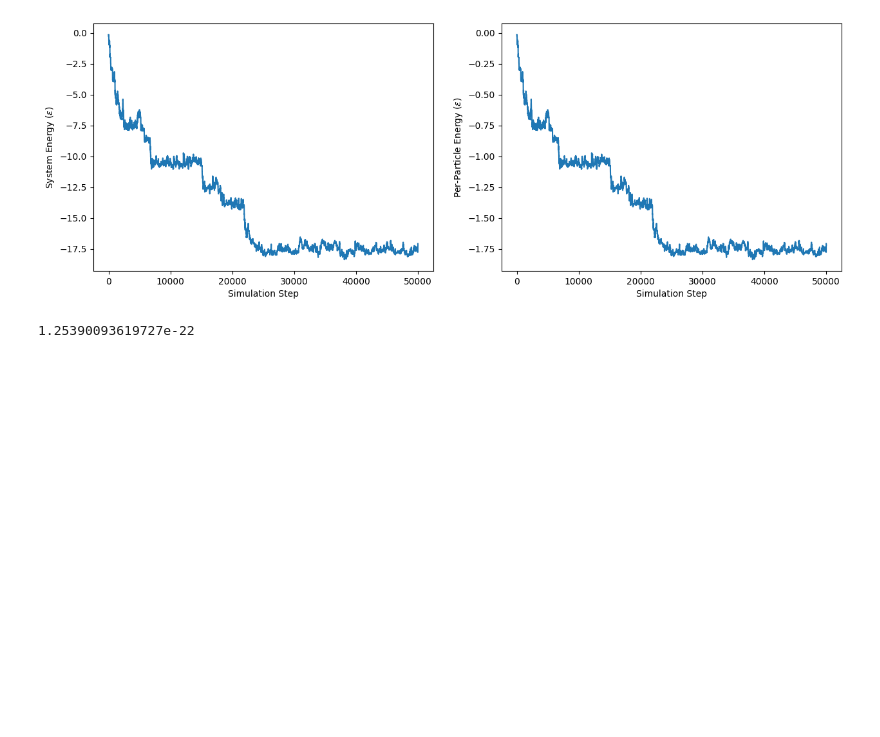
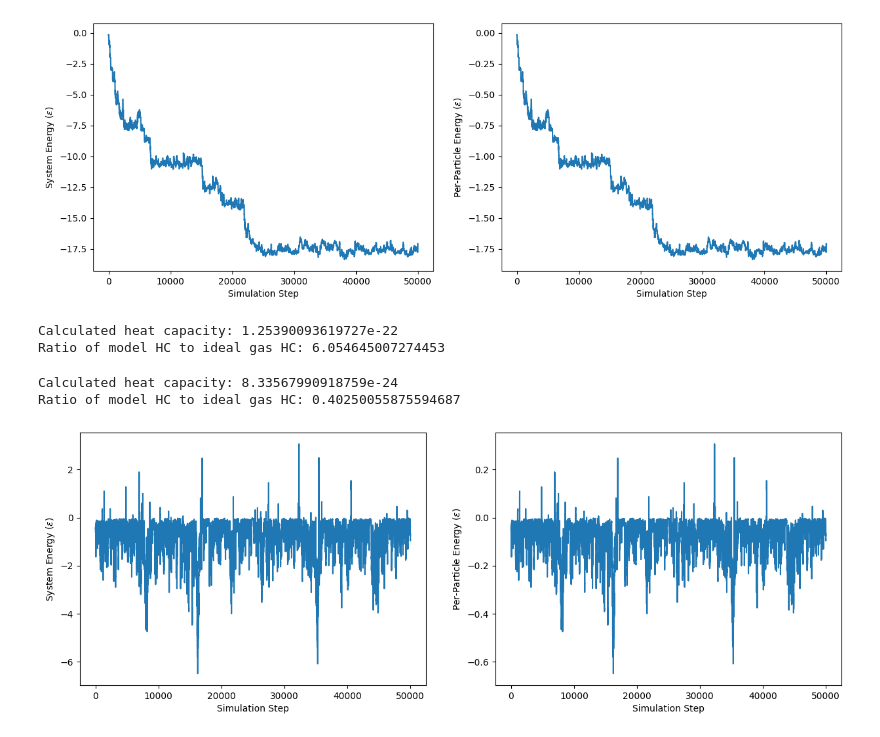
Before and after one commit to djbell01/563-DawsonBell, a Jupyter notebook: MC_Project.ipynb, the cells around one changed output. Cells and saved outputs as stored; diff of their text form; code cells hidden in the pictures; blank space fills up the shorter version.

```diff
--- a/MC_Project.ipynb
+++ b/MC_Project.ipynb
@@ -263,6 +263,27 @@ k_B = 1.380649E-23 # J/K
 
 reduced_heat_capacity = (np.mean(eq_pot_square) - (np.mean(eq_potential))**2)/(0.1**2)
 heat_capacity = reduced_heat_capacity*k_B
-print(heat_capacity)
+ratio = heat_capacity/(1.5*k_B)
+print('Calculated heat capacity:', heat_capacity)
+print('Ratio of model HC to ideal gas HC:', ratio)
 # %% [output]
-1.25390093619727e-22
+Calculated heat capacity: 1.25390093619727e-22
+Ratio of model HC to ideal gas HC: 6.054645007274453
+# %%
+calc_hc_hightemp = Dynamics(10,10,1,50000,1)
+calc_hc_hightemp.run_dynamics()
+calc_hc_hightemp.plot_energy()
+
+eq_potential = np.array(calc_hc_hightemp.energies[25000:])
+eq_pot_square = eq_potential**2
+k_B = 1.380649E-23 # J/K
+
+reduced_heat_capacity = (np.mean(eq_pot_square) - (np.mean(eq_potential))**2)/(1**2)
+heat_capacity = reduced_heat_capacity*k_B
+ratio = heat_capacity/(1.5*k_B)
+print('Calculated heat capacity:', heat_capacity)
+print('Ratio of model HC to ideal gas HC:', ratio)
+# %% [output]
+Calculated heat capacity: 8.33567990918759e-24
+Ratio of model HC to ideal gas HC: 0.40250055875594687
+[figure, added]
```
Also changed, not shown: parts of 4 cells of this notebook.
